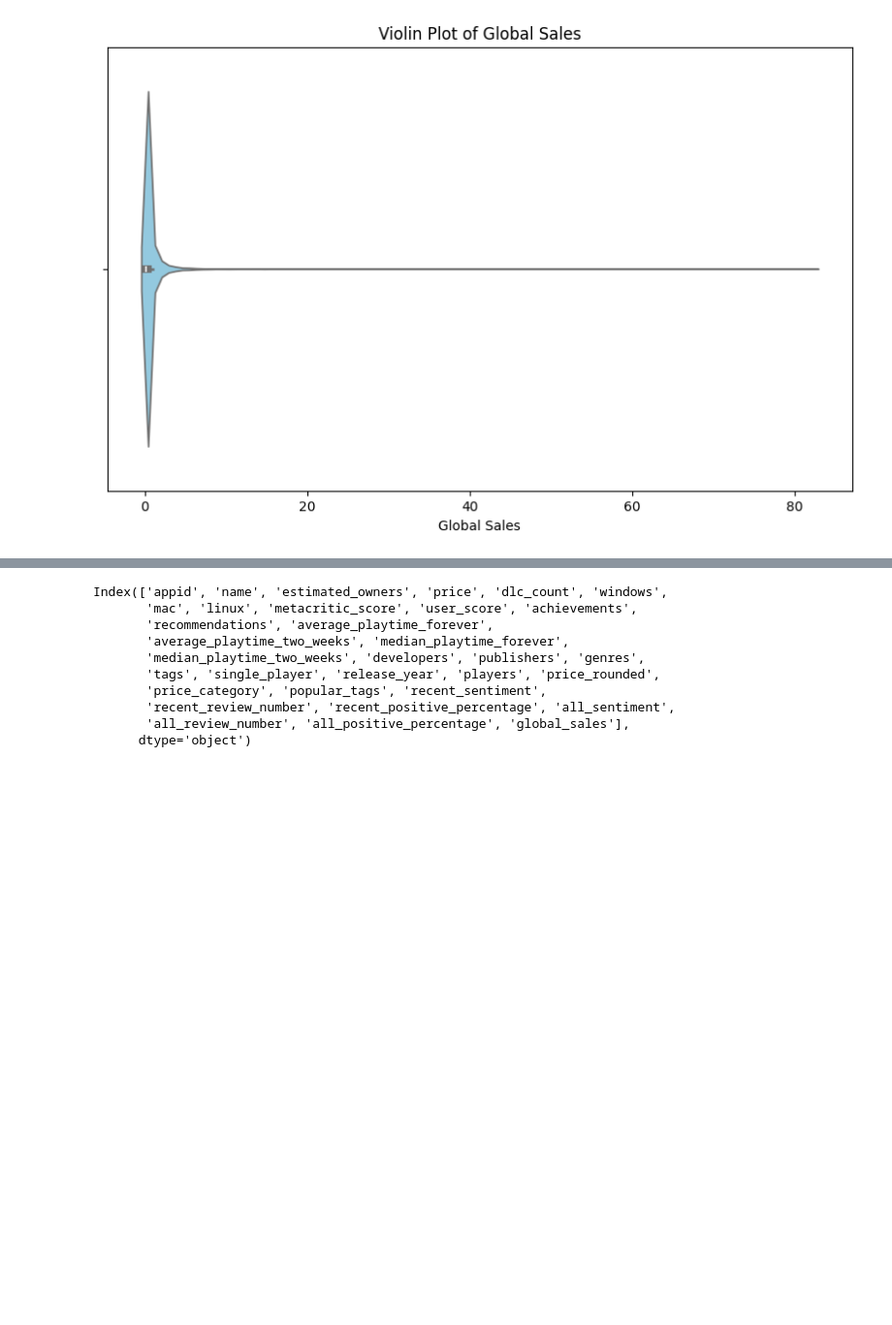
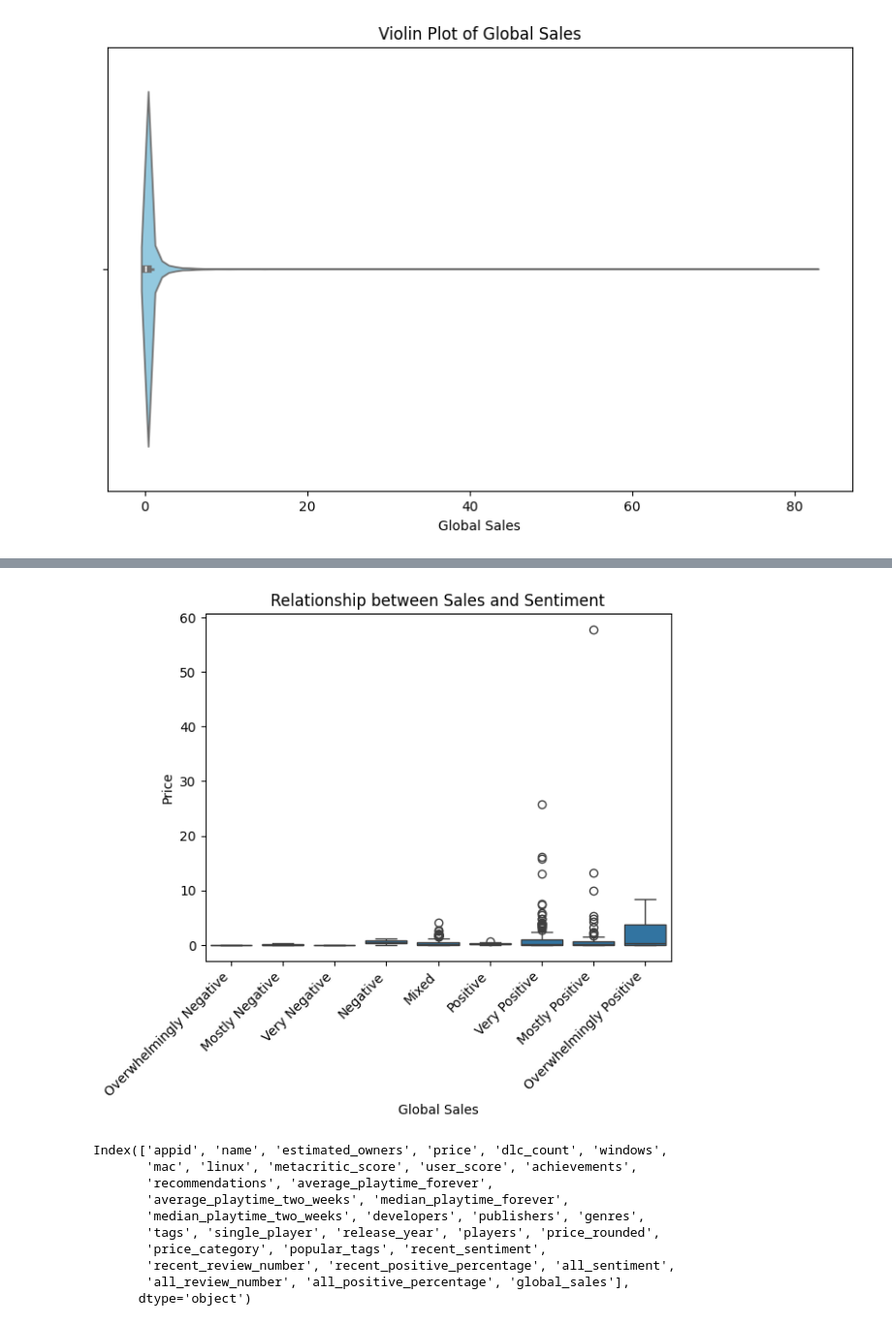
Before and after one commit to jbhiltscher/steam_project, a Jupyter notebook: SteamInsights/caroline_eda.ipynb, the cells around one changed output, grey strips where cells are left out. Shown: that part at 97% size. Drawn from its saved outputs; the diff is of its cells as text; code cells hidden in the pictures; blank space fills up the shorter version.

```diff
--- a/SteamInsights/caroline_eda.ipynb
+++ b/SteamInsights/caroline_eda.ipynb
@@ -300,3 +326,12 @@ tags = pd.read_csv('data/tags.csv')
+# %%
+sns.boxplot(x='all_sentiment', y='global_sales', data=all_games, order=order)
+plt.title('Relationship between Sales and Sentiment')
+plt.xlabel('Global Sales')
+plt.ylabel('Price')
+plt.xticks(rotation=45, ha='right')
+plt.show()
+# %% [output]
+[figure, added]
 # %%
 all_games.columns
 # %% [output]
```
Also changed, not shown: parts of 23 cells of this notebook, 3 other files.
